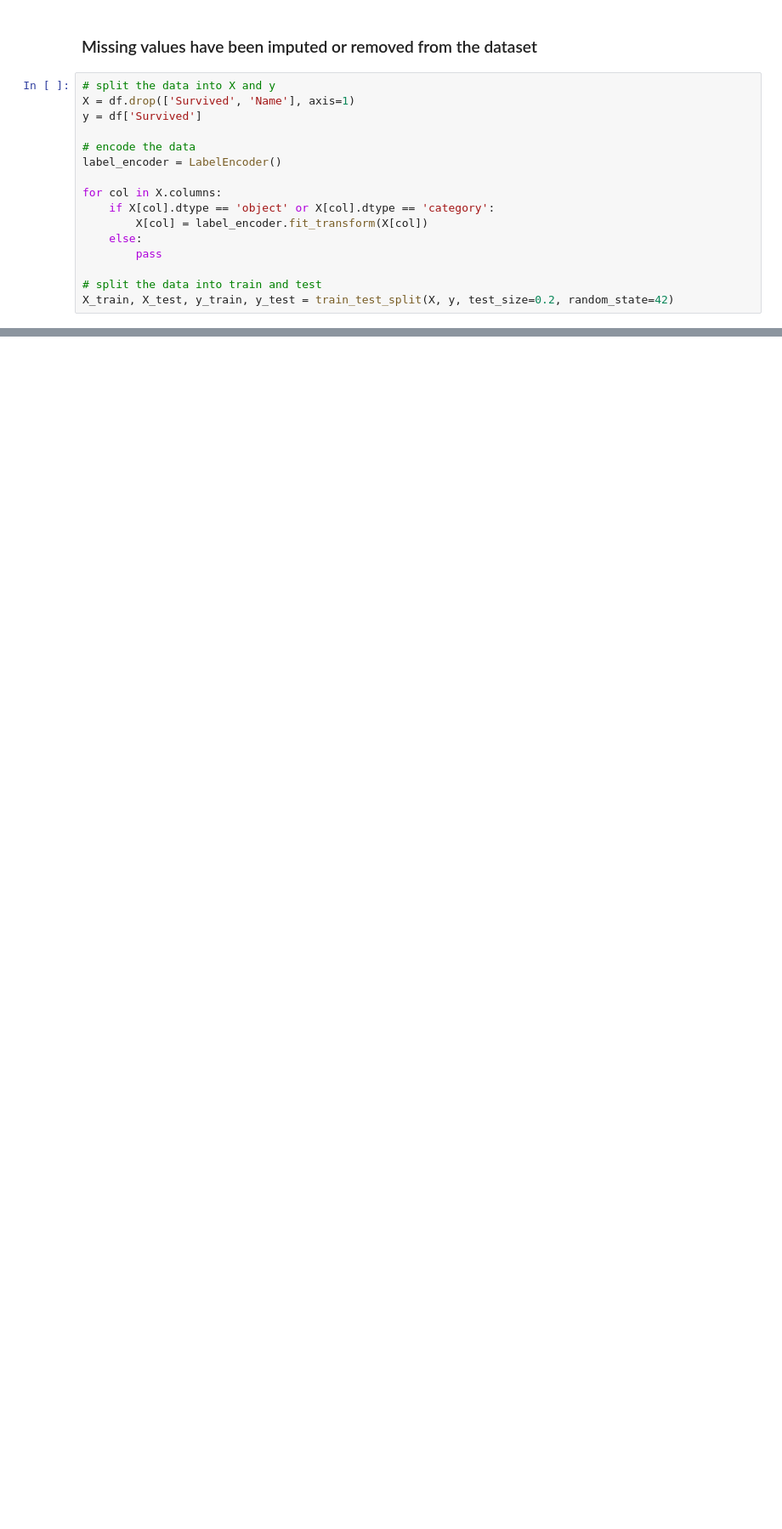
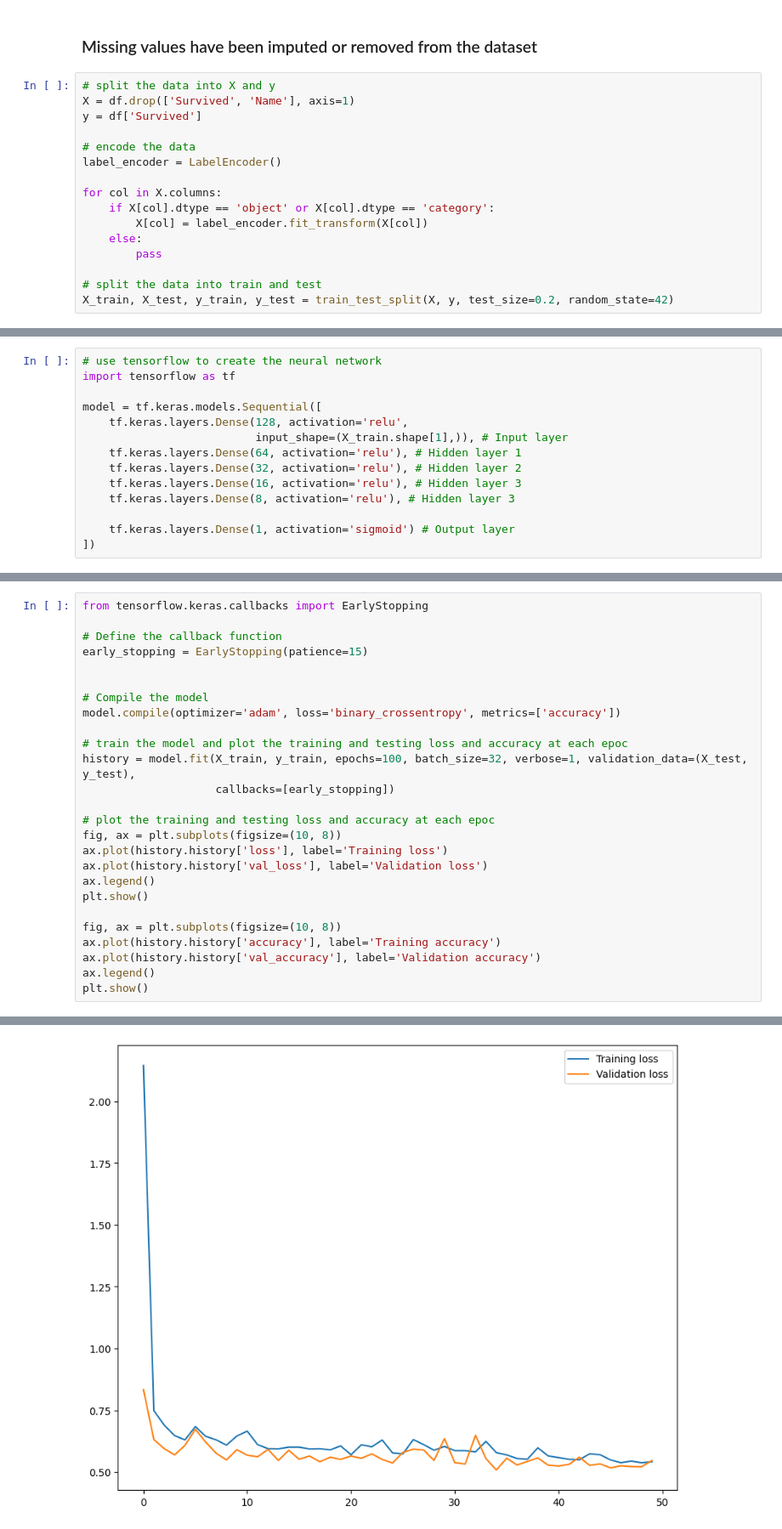
Before and after one commit to iammuhammadfurqan/Titanic-Competition, a Jupyter notebook: titanic_kaggle.ipynb, the cells around one changed output, grey strips where cells are left out. Shown: that part at 85% size. Saved outputs shown, nothing was run; the diff lists cells and outputs as text; blank space fills up the shorter version.

```diff
--- a/titanic_kaggle.ipynb
+++ b/titanic_kaggle.ipynb
@@ -439,0 +439,14 @@ X_train.head()
+# %%
+# use tensorflow to create the neural network
+import tensorflow as tf
+
+model = tf.keras.models.Sequential([
+    tf.keras.layers.Dense(128, activation='relu',
+                          input_shape=(X_train.shape[1],)), # Input layer
+    tf.keras.layers.Dense(64, activation='relu'), # Hidden layer 1
+    tf.keras.layers.Dense(32, activation='relu'), # Hidden layer 2
+    tf.keras.layers.Dense(16, activation='relu'), # Hidden layer 3
+    tf.keras.layers.Dense(8, activation='relu'), # Hidden layer 3
+
+    tf.keras.layers.Dense(1, activation='sigmoid') # Output layer
+])
@@ -439,0 +462,27 @@ X_train.head()
+# %%
+from tensorflow.keras.callbacks import EarlyStopping
+
+# Define the callback function
+early_stopping = EarlyStopping(patience=15)
+
+
+# Compile the model
+model.compile(optimizer='adam', loss='binary_crossentropy', metrics=['accuracy'])
+
+# train the model and plot the training and testing loss and accuracy at each epoc
+history = model.fit(X_train, y_train, epochs=100, batch_size=32, verbose=1, validation_data=(X_test, y_test),
+                    callbacks=[early_stopping])
+
+# plot the training and testing loss and accuracy at each epoc
+fig, ax = plt.subplots(figsize=(10, 8))
+ax.plot(history.history['loss'], label='Training loss')
+ax.plot(history.history['val_loss'], label='Validation loss')
+ax.legend()
+plt.show()
+
+fig, ax = plt.subplots(figsize=(10, 8))
+ax.plot(history.history['accuracy'], label='Training accuracy')
+ax.plot(history.history['val_accuracy'], label='Validation accuracy')
+ax.legend()
+plt.show()
+# %% [output]
@@ -439,0 +506 @@ X_train.head()
+[figure, added]
```
Also changed, not shown: parts of 10 cells of this notebook.
